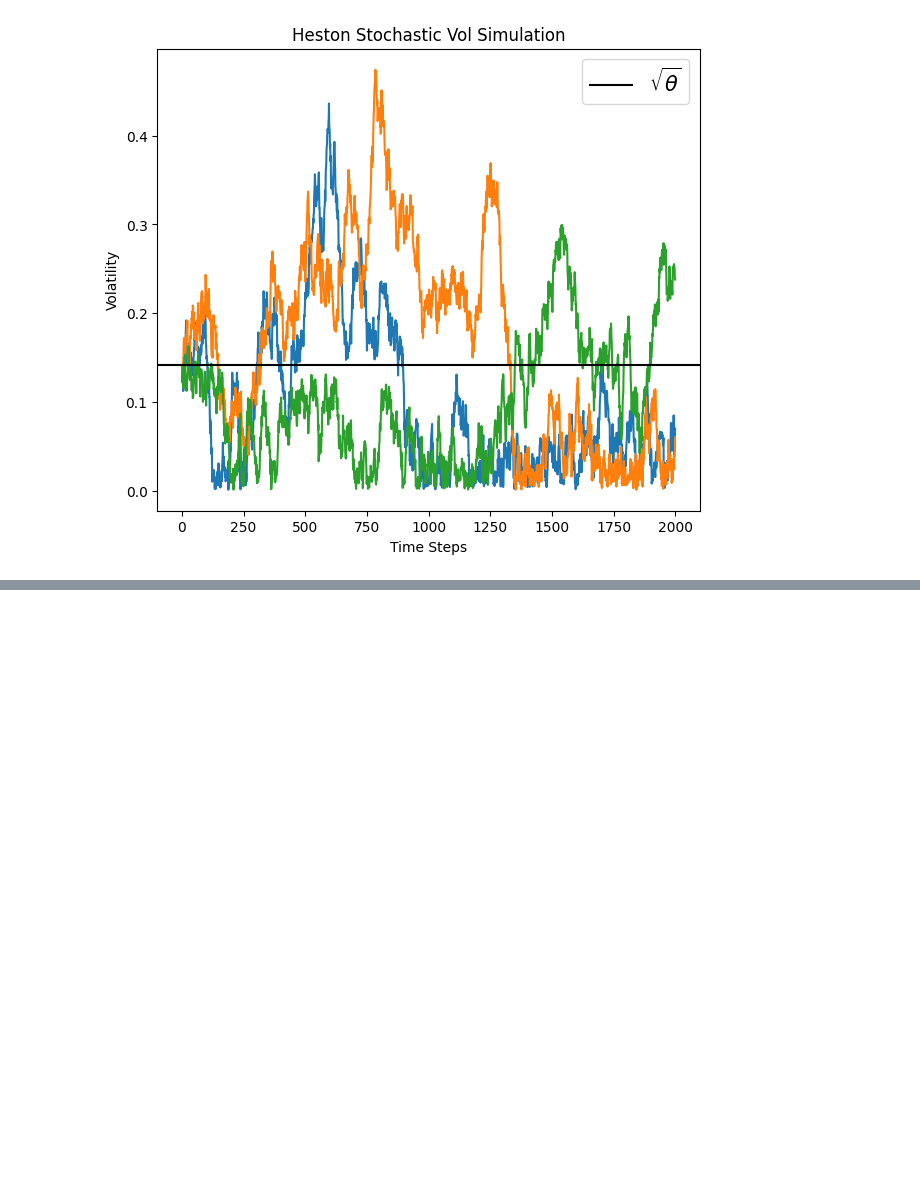
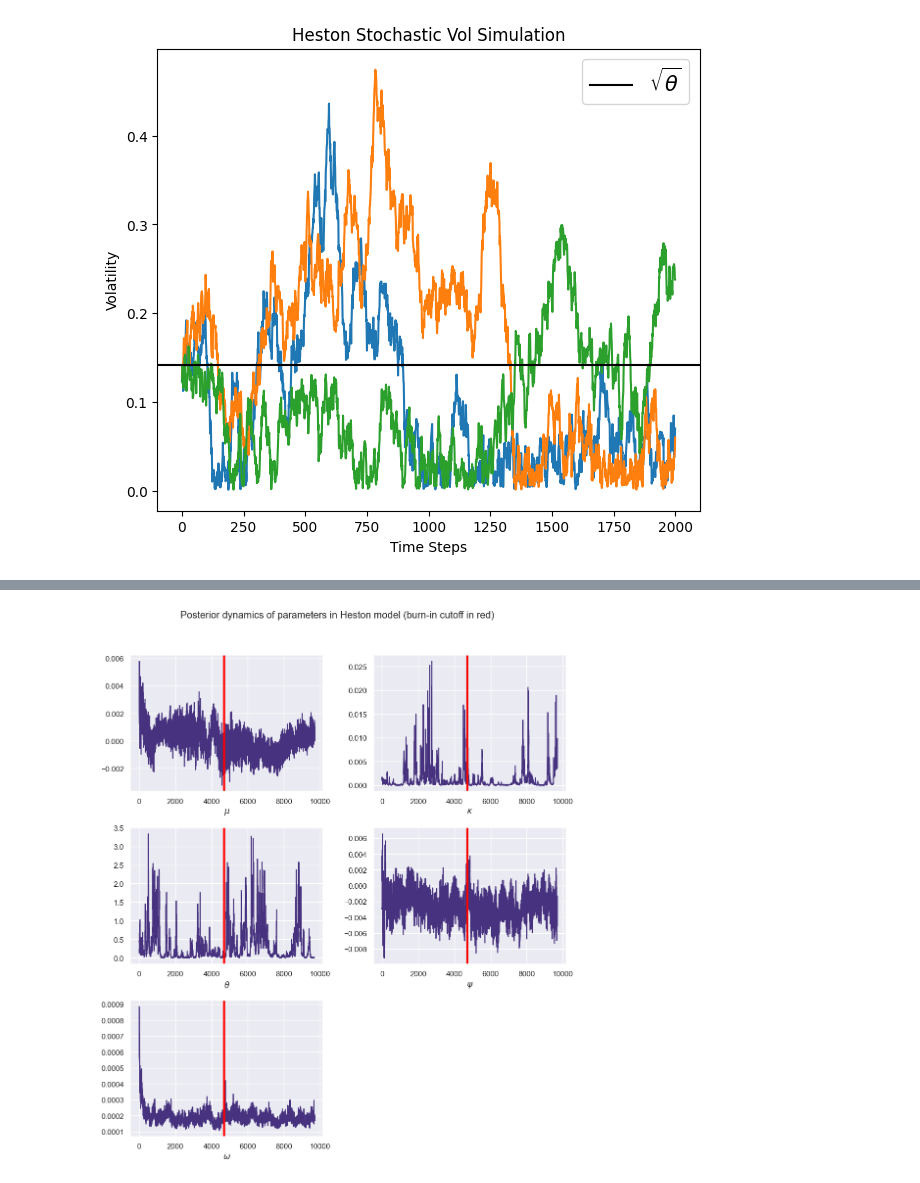
Before and after one commit to syalc1234/finalYearProject, a Jupyter notebook: Heston.ipynb, the cells around one changed output, grey strips where cells are left out. Drawn from its saved outputs; the diff is of its cells as text; code cells hidden in the pictures; blank space fills up the shorter version.

Commit message:
Cuda, Heston, fBM
Added Cuda Project
Added Heston Model
Added Heston Model with fBm.

```diff
--- a/Heston.ipynb
+++ b/Heston.ipynb
@@ -128,0 +103,15 @@ prices, sigmas  = generate_heston_model(S, T, r, kappa, theta,
+# %%
+ticker = "AAPL"
+df = yf.download(ticker, start="2025-01-01", auto_adjust=False, progress=False)
+
+df = df.sort_index()
+stock_data = df.iloc[:,0].to_numpy().astype(float)
+
+# ----- set parameters
+s0 = 100
+nsteps = 2000
+nsim = 100
+r = 0.05
+q = 0.02
+T = 1.0
+K = 100
@@ -128,0 +145,28 @@ prices, sigmas  = generate_heston_model(S, T, r, kappa, theta,
+# %%
+# ----- get the figures
+# --- (a) parameters' dynamics
+offset = 300
+burn_in_pos = burn_in - offset
+param_paths = heston_cal.all_params_array_full[offset:, :]
+fig, axes = plt.subplots(3, 2, figsize=(10, 12))
+axes[0, 0].plot(param_paths[:, 0])
+axes[0, 0].axvline(x=burn_in_pos, color="red", linewidth=3)
+axes[0, 0].set_xlabel("$\\mu$")
+axes[0, 1].plot(param_paths[:, 1])
+axes[0, 1].axvline(x=burn_in_pos, color="red", linewidth=3)
+axes[0, 1].set_xlabel("$\\kappa$")
+axes[1, 0].plot(param_paths[:, 2])
+axes[1, 0].axvline(x=burn_in_pos, color="red", linewidth=3)
+axes[1, 0].set_xlabel("$\\theta$")
+axes[1, 1].plot(param_paths[:, 3])
+axes[1, 1].axvline(x=burn_in_pos, color="red", linewidth=3)
+axes[1, 1].set_xlabel("$\\psi$")
+axes[2, 0].plot(param_paths[:, 4])
+axes[2, 0].axvline(x=burn_in_pos, color="red", linewidth=3)
+axes[2, 0].set_xlabel("$\\omega$")
+axes[2, 1].remove()
+plt.suptitle('Posterior dynamics of parameters in Heston model (burn-in cutoff in red)')
+plt.subplots_adjust(wspace=None, hspace=0.3)
+plt.tight_layout(rect=[0, 0.03, 1, 0.95])
+# %% [output]
+[figure, added]
```
Also changed, not shown: parts of 9 cells of this notebook, 14 other files.
